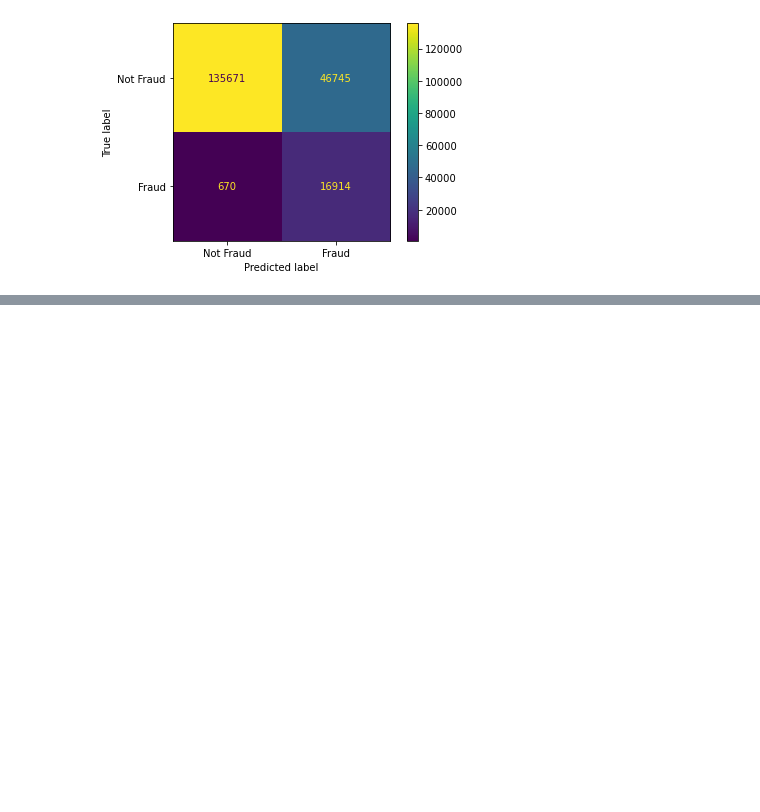
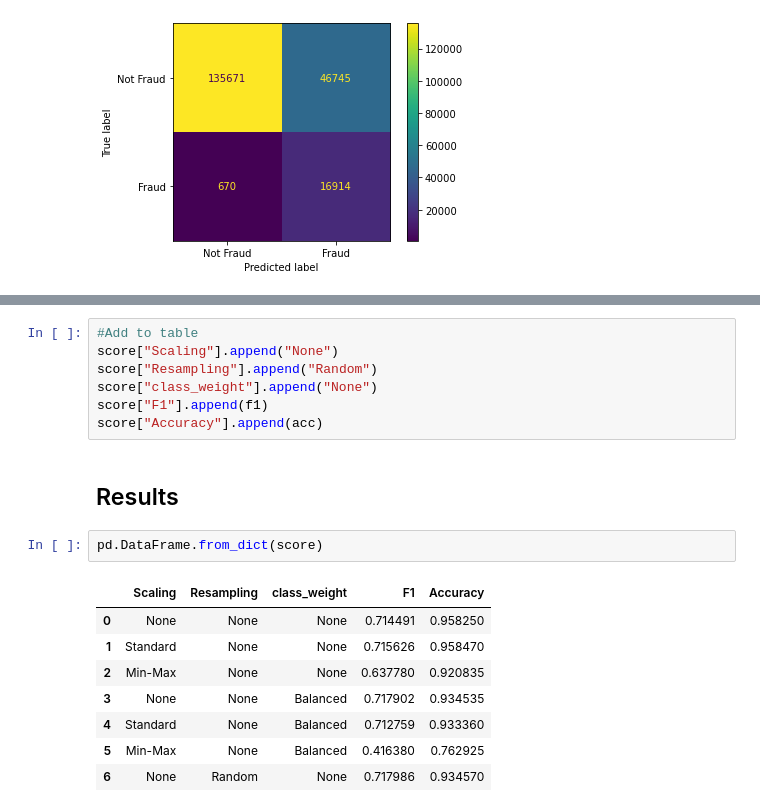
Before and after one commit to wavyvone/Credit_Card_Fraud, a Jupyter notebook: Logistic Regression.ipynb, the cells around one changed output, grey strips where cells are left out. Drawn from its saved outputs; the diff is of its cells as text; blank space fills up the shorter version.

```diff
--- a/Logistic Regression.ipynb
+++ b/Logistic Regression.ipynb
@@ -246,0 +338,20 @@ f1_score(test_Y, predict_Y)
+# %%
+#Add to table
+score["Scaling"].append("None")
+score["Resampling"].append("Random")
+score["class_weight"].append("None")
+score["F1"].append(f1)
+score["Accuracy"].append(acc)
+# %% [markdown]
+## Results
+# %%
+pd.DataFrame.from_dict(score)
+# %% [output]
+|  | Scaling | Resampling | class_weight | F1 | Accuracy |
+| 0 | None | None | None | 0.714491 | 0.958250 |
+| 1 | Standard | None | None | 0.715626 | 0.958470 |
+| 2 | Min-Max | None | None | 0.637780 | 0.920835 |
+| 3 | None | None | Balanced | 0.717902 | 0.934535 |
+| 4 | Standard | None | Balanced | 0.712759 | 0.933360 |
+| 5 | Min-Max | None | Balanced | 0.416380 | 0.762925 |
+| 6 | None | Random | None | 0.717986 | 0.934570 |
```
Also changed, not shown: parts of 33 cells of this notebook.
